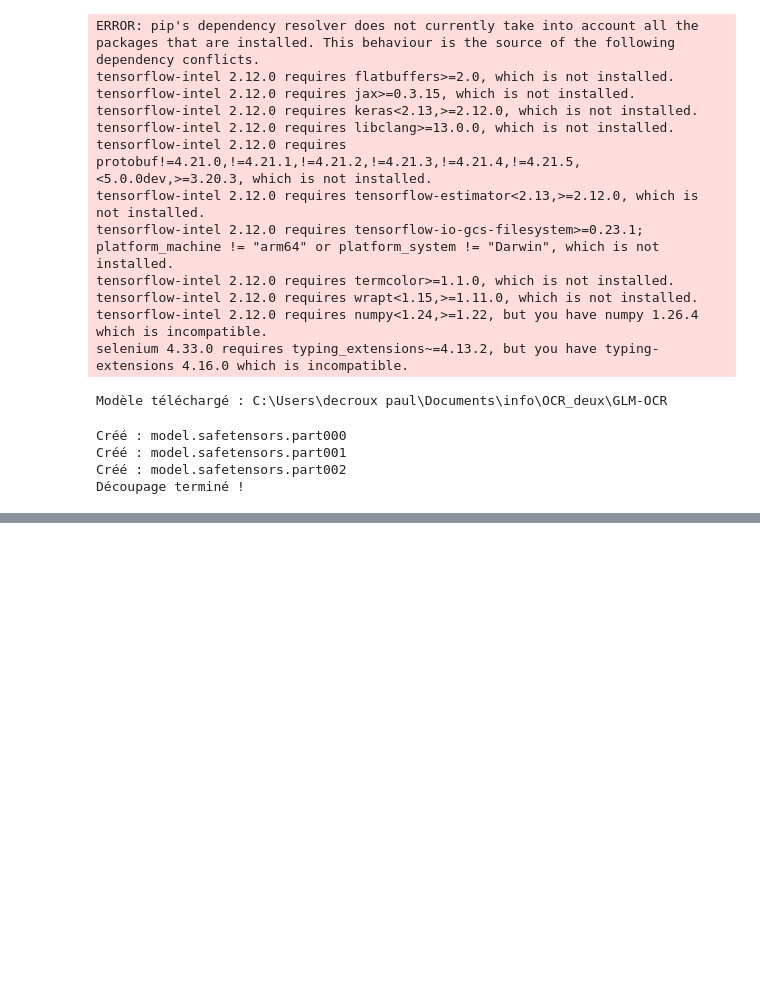
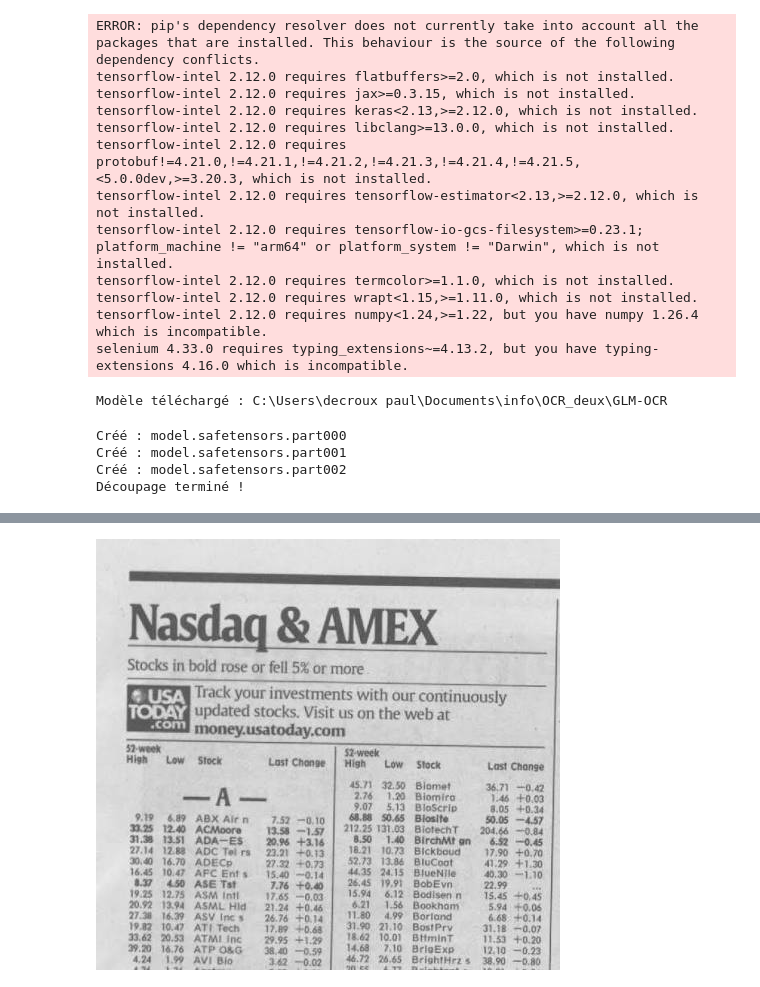
Before and after one commit to malayaan/ocrv2, a Jupyter notebook: pg.ipynb, the cells around one changed output, grey strips where cells are left out. Saved outputs shown, nothing was run; the diff lists cells and outputs as text; code cells hidden in the pictures; blank space fills up the shorter version.

```diff
--- a/pg.ipynb
+++ b/pg.ipynb
@@ -70,3 +70,22 @@ Créé : model.safetensors.part000
 Créé : model.safetensors.part001
 Créé : model.safetensors.part002
 Découpage terminé !
+# %%
+from pathlib import Path
+import shutil
+
+model_dir = Path(r"C:\Users\decroux paul\Documents\info\OCR_deux\GLM-OCR")
+
+parties = sorted(model_dir.glob("model.safetensors.part*"))
+destination = model_dir / "model_reconstruit.safetensors"
+
+assert len(parties) == 3, f"3 morceaux attendus, {len(parties)} trouvés"
+
+with destination.open("wb") as sortie:
+    for partie in parties:
+        print(f"Assemblage de {partie.name}...")
+        with partie.open("rb") as entree:
+            shutil.copyfileobj(entree, sortie, length=8 * 1024 * 1024)
+
+print("Reconstruction terminée !")
+print(f"Taille : {destination.stat().st_size / 1024**3:.2f} Gio")
@@ -72,0 +178,59 @@ Découpage terminé !
+# %%
+import torch
+from pathlib import Path
+from PIL import Image
+from IPython.display import display
+
+image_path = Path(
+    r"C:\Users\decroux paul\Documents\info\OCR_deux\GLM-OCR\test.jpg"
+)
+
+# Vérifier et afficher l'image
+assert image_path.exists(), "Image introuvable !"
+
+image = Image.open(image_path).convert("RGB")
+display(image)
+
+# Préparer la requête OCR
+messages = [
+    {
+        "role": "user",
+        "content": [
+            {"type": "image", "image": image},
+            {"type": "text", "text": "Text Recognition:"}
+        ]
+    }
+]
+
+inputs = processor.apply_chat_template(
+    messages,
+    tokenize=True,
+    add_generation_prompt=True,
+    return_dict=True,
+    return_tensors="pt"
+)
+
+inputs = inputs.to("cpu")
+
+# Exécuter GLM-OCR
+model.eval()
+
+with torch.inference_mode():
+    outputs = model.generate(
+        **inputs,
+        max_new_tokens=2048,
+        do_sample=False
+    )
+
+# Décoder uniquement la réponse générée
+generated = outputs[0][inputs["input_ids"].shape[-1]:]
+
+texte = processor.decode(
+    generated,
+    skip_special_tokens=True
+)
+
+print("\n========== RÉSULTAT OCR ==========\n")
+print(texte)
+# %% [output]
+[figure, added]
```
Also changed, not shown: parts of 5 cells of this notebook.
